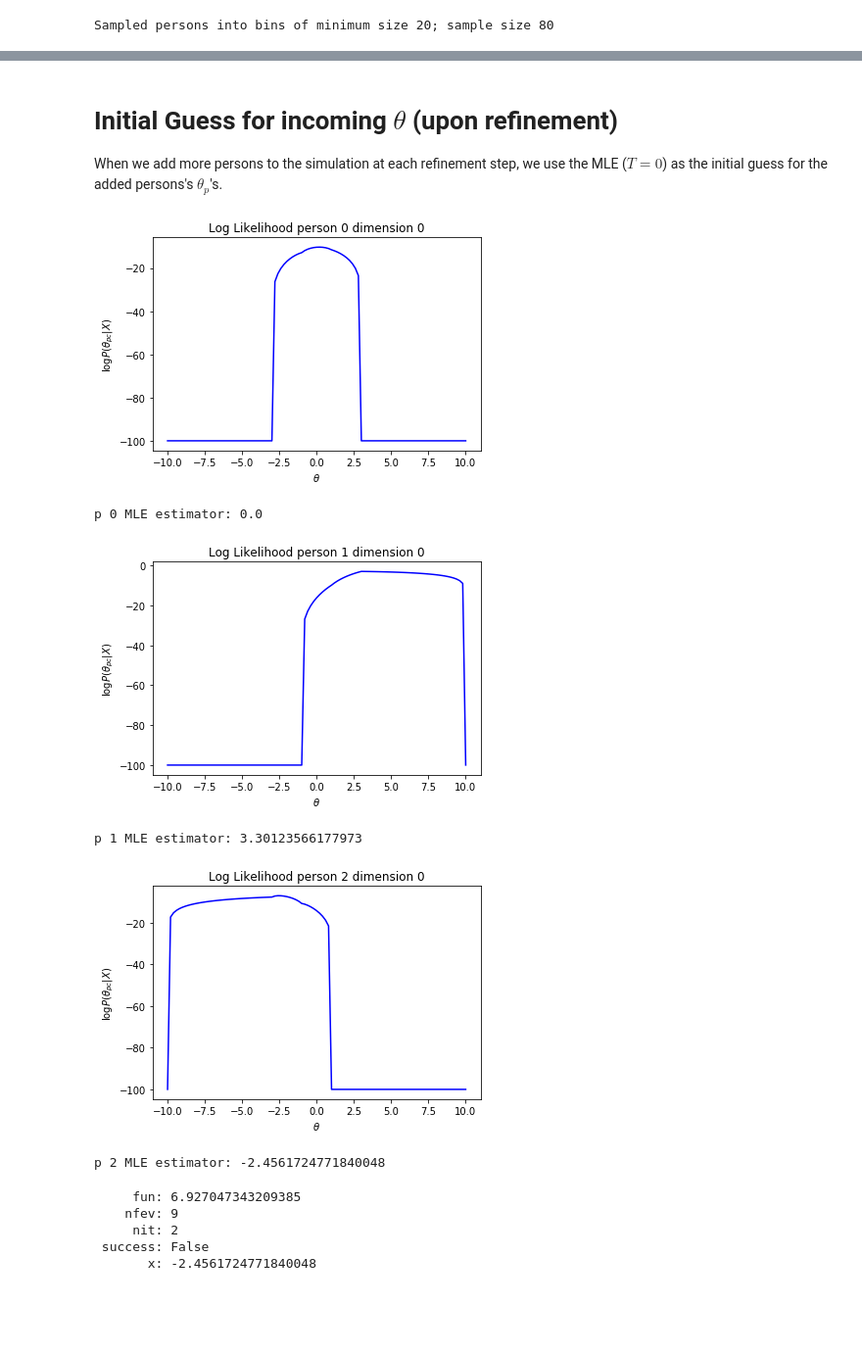
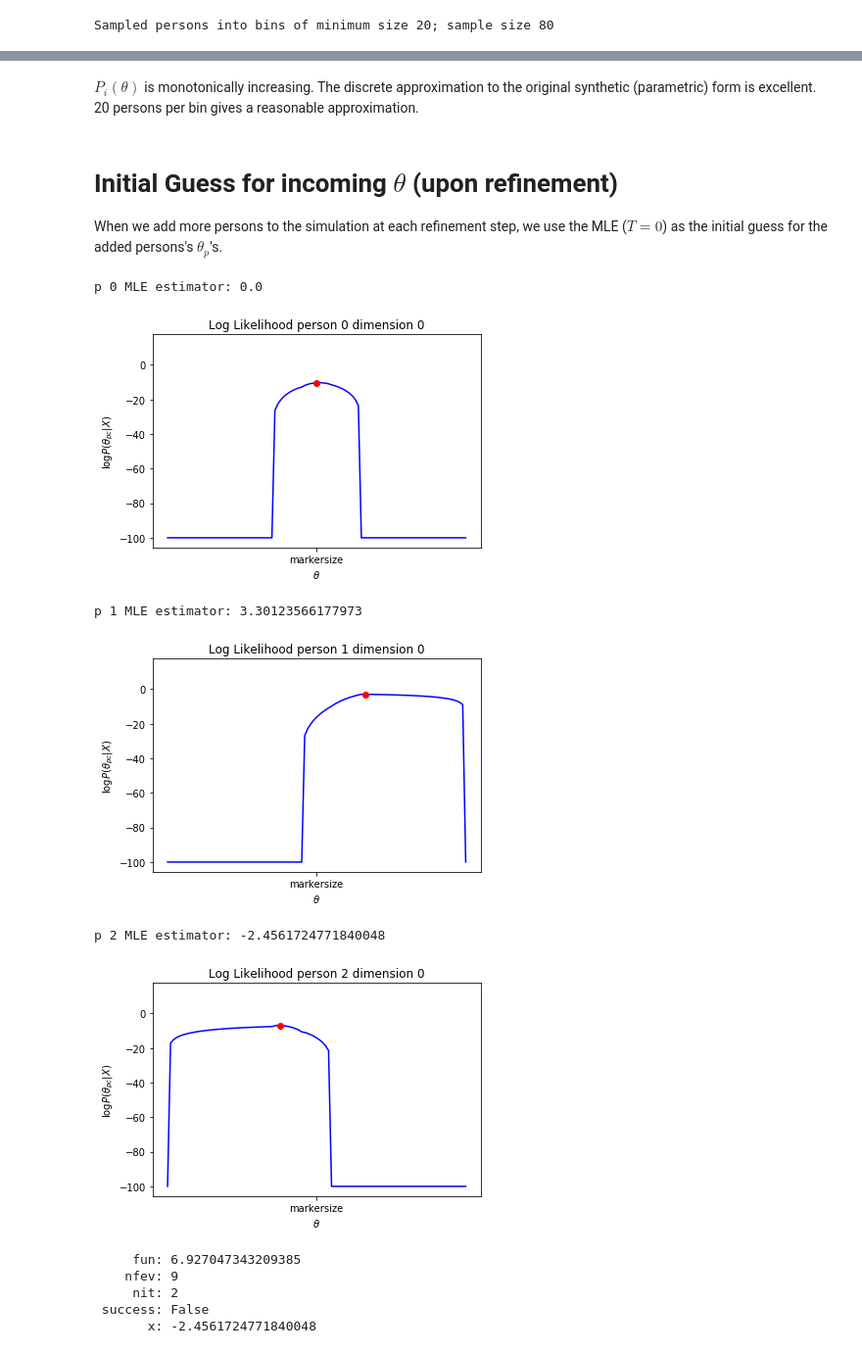
Before and after one commit to ETS-Next-Gen/irt-mcmc, a Jupyter notebook: notebooks/irt_solver_1d_simulated_data.ipynb, the cells around one changed output, grey strips where cells are left out. Shown: that part at 98% size. Drawn from its saved outputs; the diff is of its cells as text; code cells hidden in the pictures; blank space fills up the shorter version.

```diff
--- a/notebooks/irt_solver_1d_simulated_data.ipynb
+++ b/notebooks/irt_solver_1d_simulated_data.ipynb
@@ -76,3 +113,5 @@ Sampled persons into bins of minimum size 20; sample size 80
+# %% [markdown]
+$P_i(\theta)$ is monotonically increasing. The discrete approximation to the original synthetic (parametric) form is excellent. 20 persons per bin gives a reasonable approximation.
 # %% [markdown]
 # Initial Guess for incoming $\theta$ (upon refinement)
 When we add more persons to the simulation at each refinement step, we use the MLE ($T=0$) as the initial guess for the added persons's $\theta_p$'s.
@@ -81,18 +120,19 @@ likelihood = nirt.likelihood.Likelihood(X, c, irf)
 # %%
 for p in range(3):
     # Check whether the likelihood of a person's theta is concave (has a unique maximum).
     likelihood.plot_person_log_likelihood(p, 0)
     # See that we can find this minimum with a root finder.
-    print("p {} MLE estimator: {}".format(p, likelihood.parameter_mle(p, 0)))
-    plt.plot()
+    t = likelihood.parameter_mle(p, 0)
+    print("p {} MLE estimator: {}".format(p, t))
+    plt.plot(t, likelihood.person_log_likelihood(p, 0, t), 'ro', 'markersize', 12)
     plt.show()
 # %% [output]
+p 0 MLE estimator: 0.0
-[figure, old version]
+[figure, new version]
-p 0 MLE estimator: 0.0
+p 1 MLE estimator: 3.30123566177973
-[figure, old version]
+[figure, new version]
-p 1 MLE estimator: 3.30123566177973
+p 2 MLE estimator: -2.4561724771840048
-[figure, old version]
+[figure, new version]
-p 2 MLE estimator: -2.4561724771840048
 # %%
 # %% [output]
      fun: 6.927047343209385
```
Also changed, not shown: parts of 1 cell of this notebook, 2 other files.
